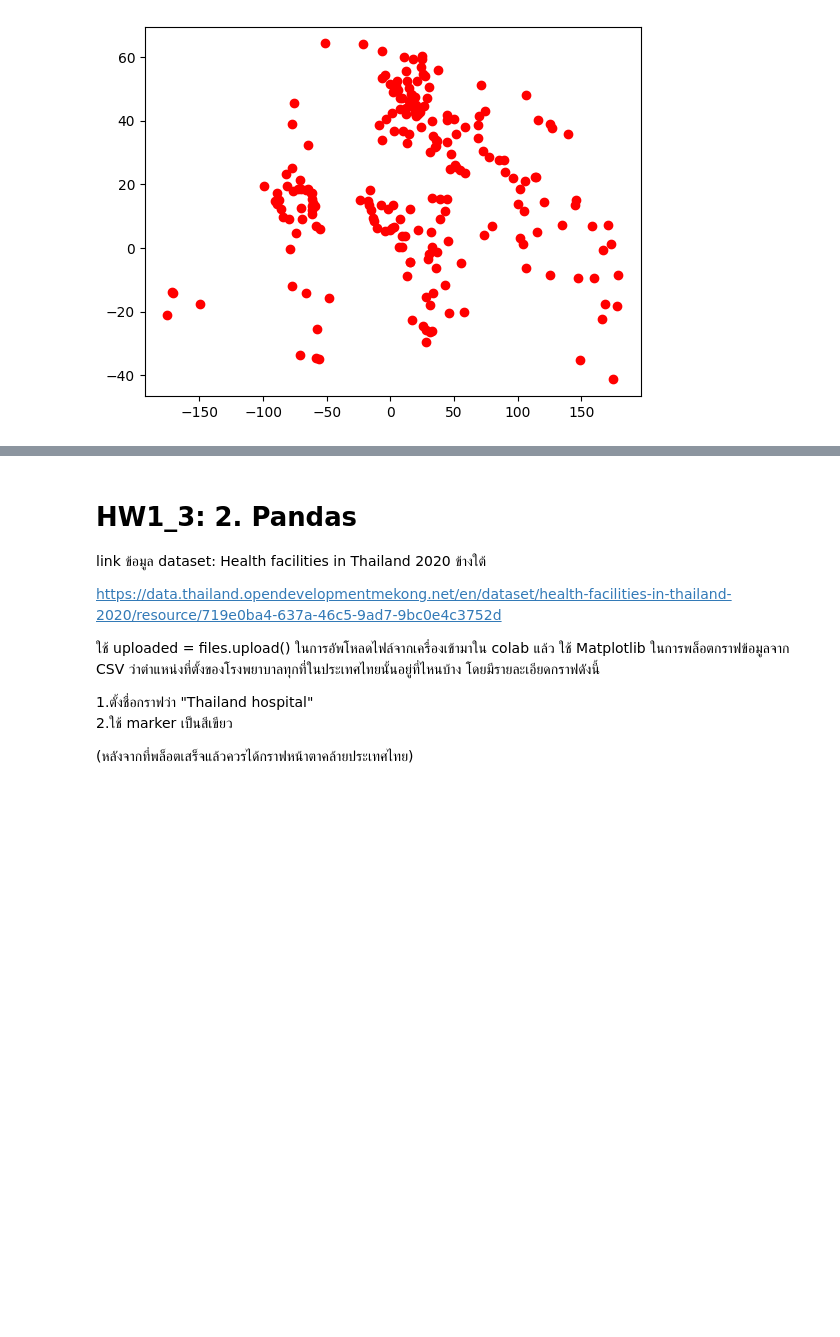
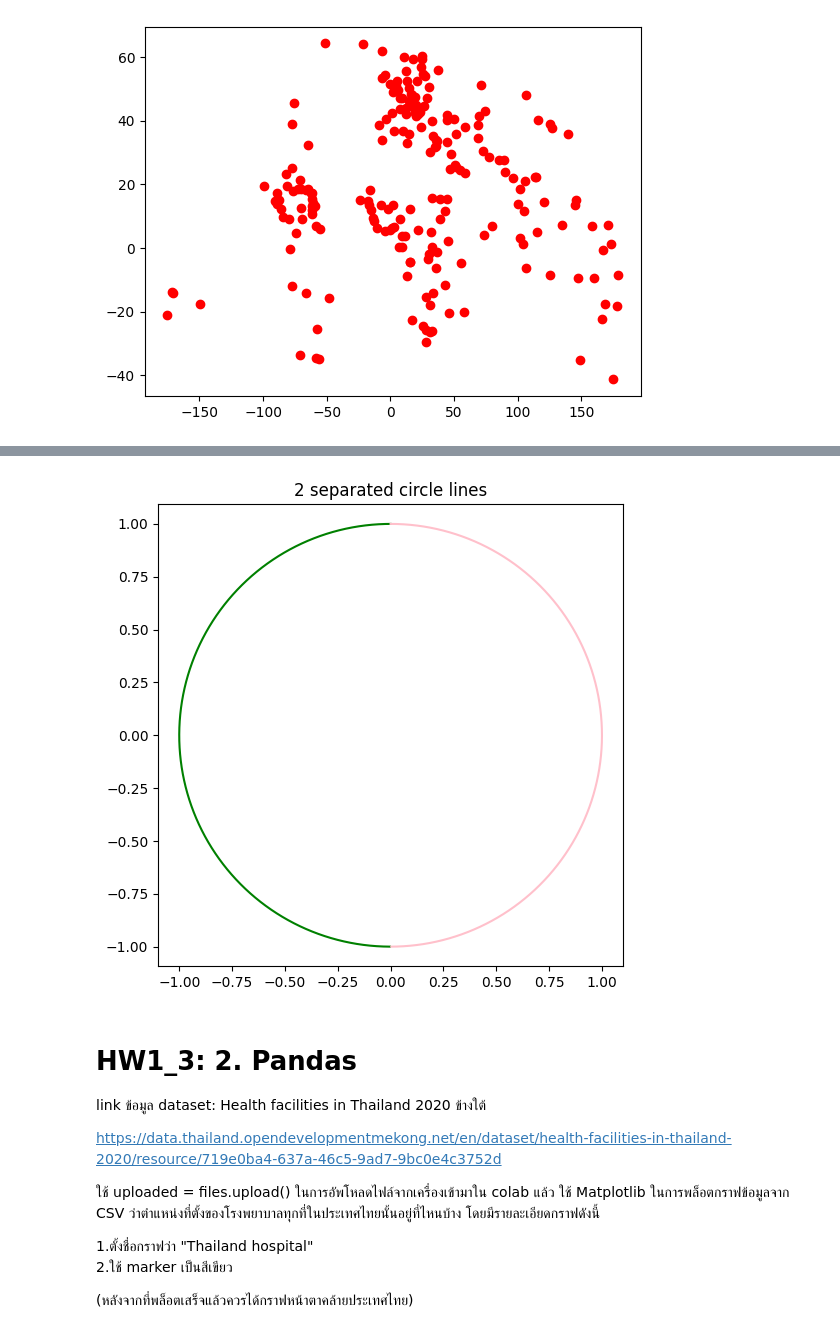
Before and after one commit to Kittonn/intro-to-ml-and-dl, a Jupyter notebook: week-1/W1_3_Matplotlib_n_Pandas_R0a.ipynb, the cells around one changed output, grey strips where cells are left out. Drawn from its saved outputs; the diff is of its cells as text; code cells hidden in the pictures; blank space fills up the shorter version.

```diff
--- a/week-1/W1_3_Matplotlib_n_Pandas_R0a.ipynb
+++ b/week-1/W1_3_Matplotlib_n_Pandas_R0a.ipynb
@@ -500,6 +506,23 @@ plt.plot(df.longitude, df.latitude, 'ro');
 
 \
 ![image.png](embedded-picture-1)
+# %%
+t = np.linspace(0, 2 * np.pi, 1000) # radian
+
+x = np.sin(t)
+y = np.cos(t)
+
+plt.figure(figsize=(6, 6))
+
+plt.plot(x[x < 0], y[x < 0], color='green')
+
+plt.plot(x[x >= 0], y[x >= 0], color='pink')
+
+plt.title("2 separated circle lines")
+plt.axis('equal')
+plt.show()
+# %% [output]
+[figure, added]
 # %% [markdown]
 # HW1_3: 2. Pandas
 
```
Also changed, not shown: parts of 5 cells of this notebook.
